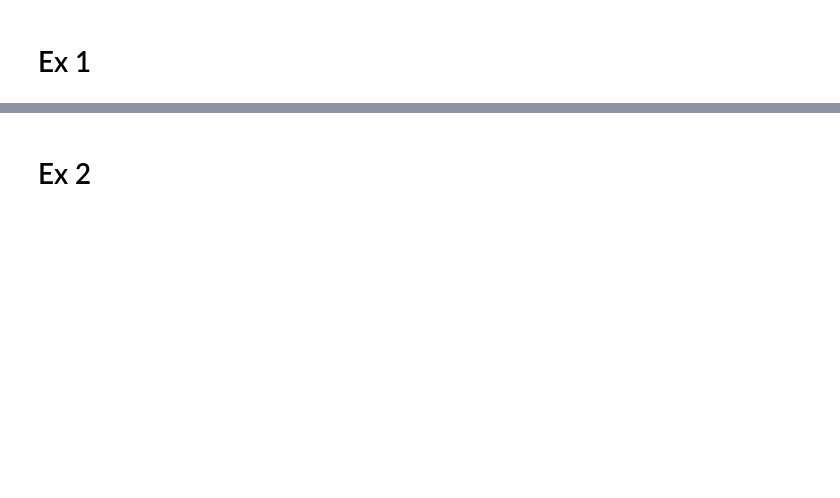
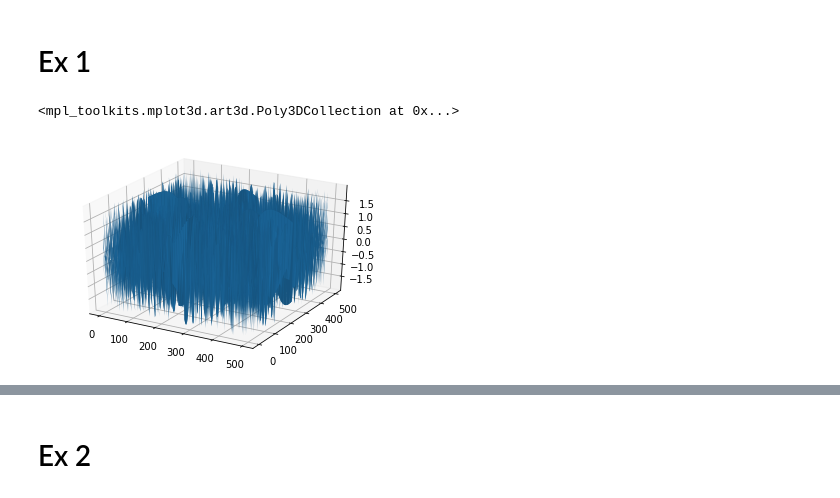
Before and after one commit to mcpeixoto/Computational-Physics-Course, a Jupyter notebook: ficha2.ipynb, the cells around one changed output, grey strips where cells are left out. Cells and saved outputs as stored; diff of their text form; code cells hidden in the pictures; blank space fills up the shorter version.

```diff
--- a/ficha2.ipynb
+++ b/ficha2.ipynb
@@ -9,3 +12,32 @@ import matplotlib.pyplot as plt, random
 %matplotlib inline
 # %% [markdown]
 # Ex 1
+# %%
+from pylab import imshow, show, colorbar
+fig = plt.figure()
+ax = plt.axes(projection='3d')
+
+start=0
+stop = 500
+resolution = 200
+
+k1, k2 = 5, 5
+a1, a2 = 1, 1
+
+def onda(x, y, x0, y0, a, k):
+    r = sqrt((x-x0)**2 + (y-y0)**2)
+    return a*sin(k*r)
+
+
+x = np.linspace(start, stop, num=resolution)
+y = np.linspace(start, stop, num=resolution)
+
+x, y = np.meshgrid(x, y)
+
+
+ax.plot_surface(x, y, onda(x,y, 240, 250, a1, k1)+ onda(x,y, 260, 250, a1, k1))
+
+#ax.plot_surface(x, y, onda(x,y, 260, 250, a1, k1))
+# %% [output]
+<mpl_toolkits.mplot3d.art3d.Poly3DCollection at 0x...>
+[figure, added]
```
Also changed, not shown: parts of 32 cells of this notebook, 2 other files.
